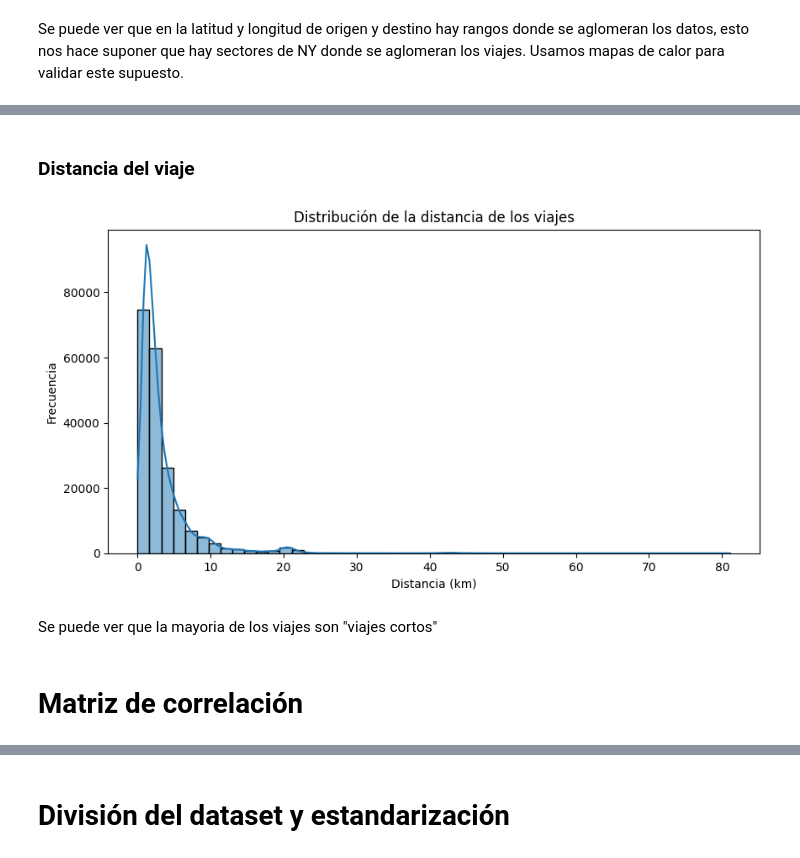
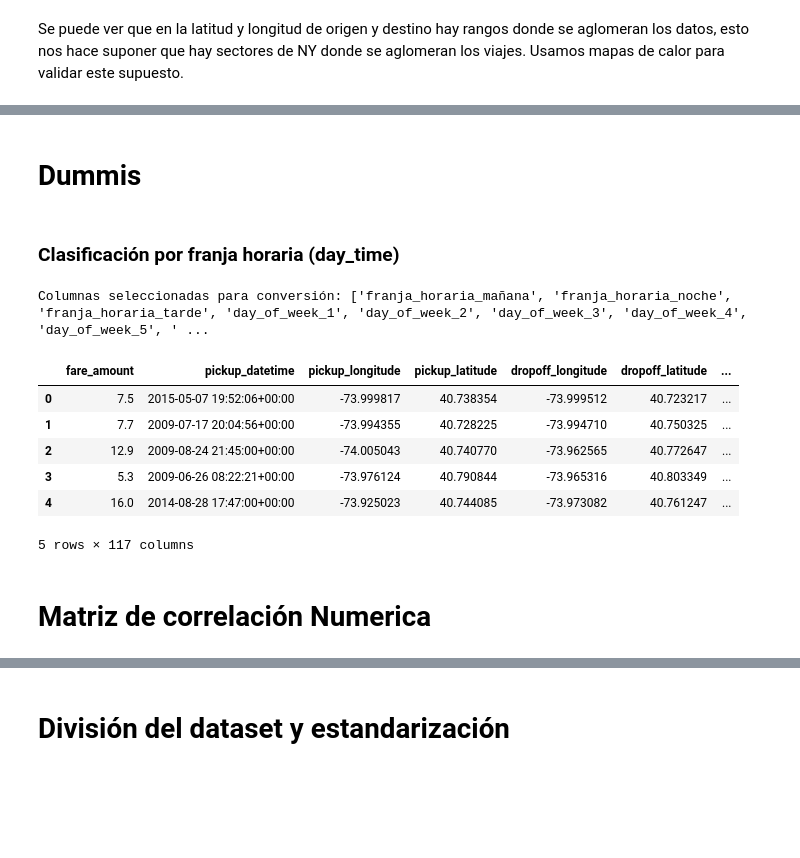
Before and after one commit to brimoresco/AA1-TUIA-2025C1-Suarez-BrizuelaCipolletti-Moresco1, a Jupyter notebook: TP_Regresion_AA1_2025.ipynb, the cells around one changed output, grey strips where cells are left out. Saved outputs shown, nothing was run; the diff lists cells and outputs as text; code cells hidden in the pictures; blank space fills up the shorter version.

```diff
--- a/TP_Regresion_AA1_2025.ipynb
+++ b/TP_Regresion_AA1_2025.ipynb
@@ -370,15 +394,67 @@ plt.show()
-# %% [markdown]
-### Distancia del viaje
-# %%
-plt.figure(figsize=(10, 5))
-sns.histplot(df['trip_distance_km'], bins=50, kde=True)
-plt.title("Distribución de la distancia de los viajes")
-plt.xlabel("Distancia (km)")
-plt.ylabel("Frecuencia")
-plt.show()
-# %% [output]
-[figure, removed]
-# %% [markdown]
-Se puede ver que la mayoria de los viajes son "viajes cortos"
+# %% [markdown]
+# Dummis
+# %% [markdown]
+### Clasificación por franja horaria (day_time)
+# %%
+import pandas as pd
+
+def preparar_datos_uber(df):
+    # 1. Convertir pickup_datetime a datetime
+    df['pickup_datetime'] = pd.to_datetime(df['pickup_datetime'], errors='coerce')
+
+    # 2. Extraer características de la fecha
+    df['hour'] = df['pickup_datetime'].dt.hour
+    df['day_of_week'] = df['pickup_datetime'].dt.dayofweek
+    df['month'] = df['pickup_datetime'].dt.month
+
+    # 3. Categorizar la cantidad de pasajeros
+    df['passenger_cat'] = df['passenger_count'].apply(
+        lambda x: str(x) if x in [1, 2, 3, 4, 5, 6] else 'other'
+    )
+
+    # 4. Categorizar la franja horaria
+    def franja_horaria(hour):
+        if 0 <= hour < 6:
+            return 'madrugada'
+        elif 6 <= hour < 12:
+            return 'mañana'
+        elif 12 <= hour < 18:
+            return 'tarde'
+        else:
+            return 'noche'
+
+    df['franja_horaria'] = df['hour'].apply(franja_horaria)
+
+    # 5. Crear variables dummies (sin la primera categoría para evitar multicolinealidad)
+    df = pd.get_dummies(df, columns=['franja_horaria', 'day_of_week', 'month', 'passenger_cat'], drop_first=True)
+
+    return df
+
+# Llamada a la función con tu dataframe
+df = preparar_datos_uber(df)
+
+# Verifica las columnas dummies creadas
+dummies_cols = [col for col in df.columns if 'franja_horaria_' in col or 'day_of_week_' in col or 'month_' in col or 'passenger_cat_' in col]
+
+# Eliminar duplicados de la lista de columnas dummies
+dummies_cols = list(pd.unique(dummies_cols))
+
+# Verifica las columnas seleccionadas para conversión
+print("Columnas seleccionadas para conversión:", dummies_cols)
+
+# Convertir las columnas dummies de True/False a 0/1
+df[dummies_cols] = df[dummies_cols].astype(int)
+
+# Verifica el resultado
+df.head()
+# %% [output]
+Columnas seleccionadas para conversión: ['franja_horaria_mañana', 'franja_horaria_noche', 'franja_horaria_tarde', 'day_of_week_1', 'day_of_week_2', 'day_of_week_3', 'day_of_week_4', 'day_of_week_5', ' ...
+|  | fare_amount | pickup_datetime | pickup_longitude | pickup_latitude | dropoff_longitude | dropoff_latitude | ... |
+| 0 | 7.5 | 2015-05-07 19:52:06+00:00 | -73.999817 | 40.738354 | -73.999512 | 40.723217 | ... |
+| 1 | 7.7 | 2009-07-17 20:04:56+00:00 | -73.994355 | 40.728225 | -73.994710 | 40.750325 | ... |
+| 2 | 12.9 | 2009-08-24 21:45:00+00:00 | -74.005043 | 40.740770 | -73.962565 | 40.772647 | ... |
+| 3 | 5.3 | 2009-06-26 08:22:21+00:00 | -73.976124 | 40.790844 | -73.965316 | 40.803349 | ... |
+| 4 | 16.0 | 2014-08-28 17:47:00+00:00 | -73.925023 | 40.744085 | -73.973082 | 40.761247 | ... |
+5 rows × 117 columns
 # %% [markdown]
-# Matriz de correlación
+# Matriz de correlación Numerica
```
Also changed, not shown: parts of 42 cells of this notebook.
